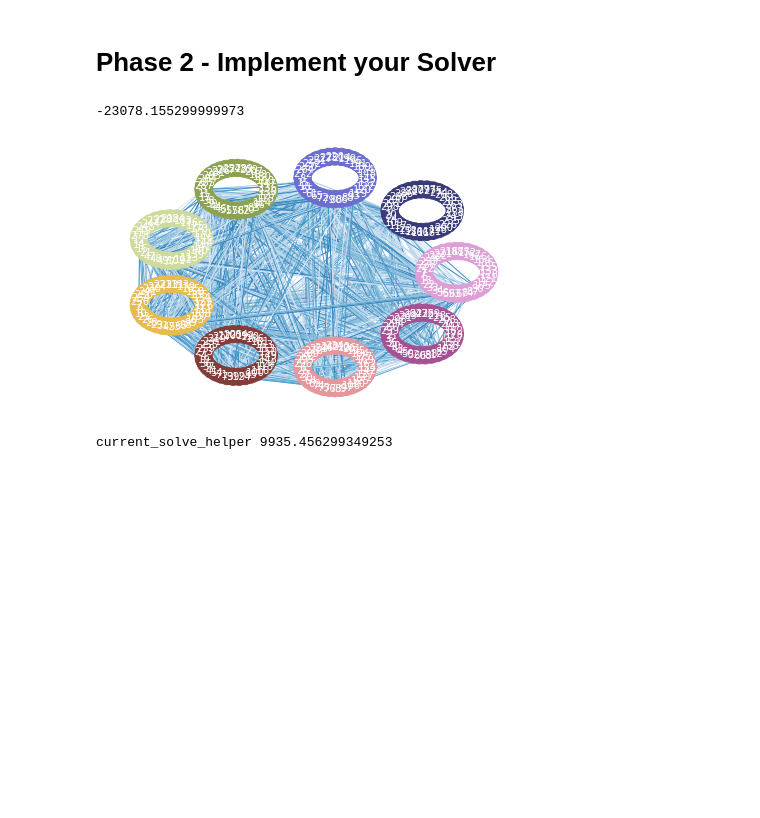
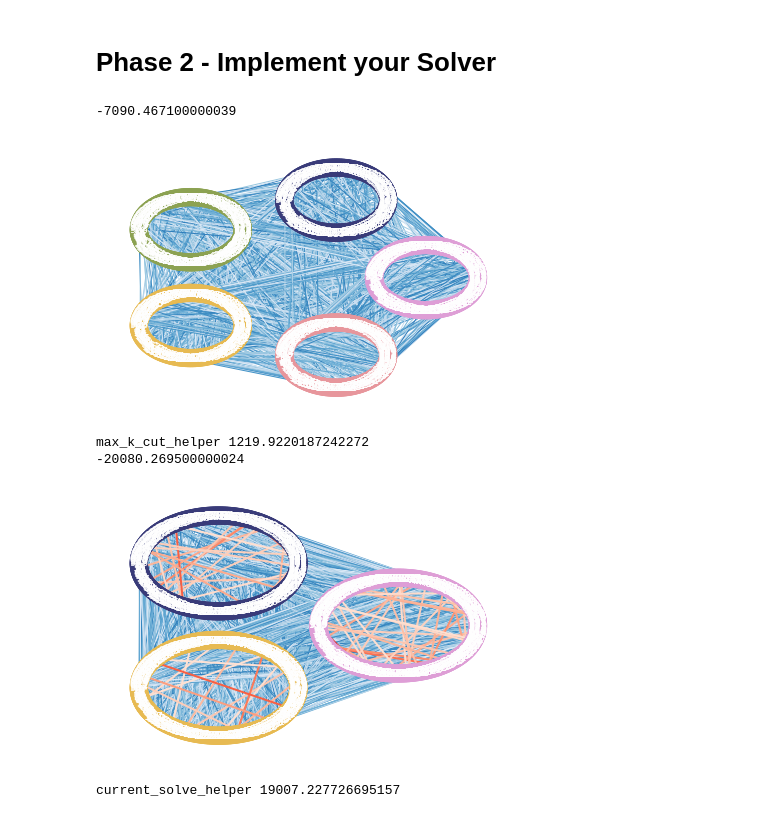
Before and after one commit to riensou/CS-170-Project-Fa22, a Jupyter notebook: main.ipynb, the cells around one changed output. Saved outputs shown, nothing was run; the diff lists cells and outputs as text; code cells hidden in the pictures; blank space fills up the shorter version.

```diff
--- a/main.ipynb
+++ b/main.ipynb
@@ -107,43 +107,47 @@ import greedy_algorithm
 importlib.reload(greedy_algorithm)
 from greedy_algorithm import *
 
+#large189
 
-input = 'inputs/medium193.in'
+input = 'inputs/large189.in'
 
 solvers = [current_solve(input)]
 
 for solver in solvers:
     G = read_input(input)
 
     k = solver(G)
 
     bucket = Bucket_Structure(G.copy())
 
     total_gains = 0
 
     #print(bucket.buckets)
 
-    for _ in range(100):
+    for _ in range(1000):
         move, gain = O1_operator(bucket)
 
         if gain < 0:
             #print(move, gain)
 
             total_gains += gain
 
             G.nodes[move[0]]['team'] = move[1]
 
             bucket.update(move)
 
     print(total_gains)
 
     validate_output(G)
     visualize(G)
     print(solver.__name__, score(G))
 # %% [output]
--23078.155299999973
+-7090.467100000039
-[figure, old version]
+[figure, new version]
-current_solve_helper 9935.456299349253
+max_k_cut_helper 1219.9220187242272
+-20080.269500000024
+[figure, added]
+current_solve_helper 19007.227726695157
 # %%
 # We can use this to upper-bound the number of teams by looking at the leaderboard.
 # Maybe not that useful, but could be interesting
```
